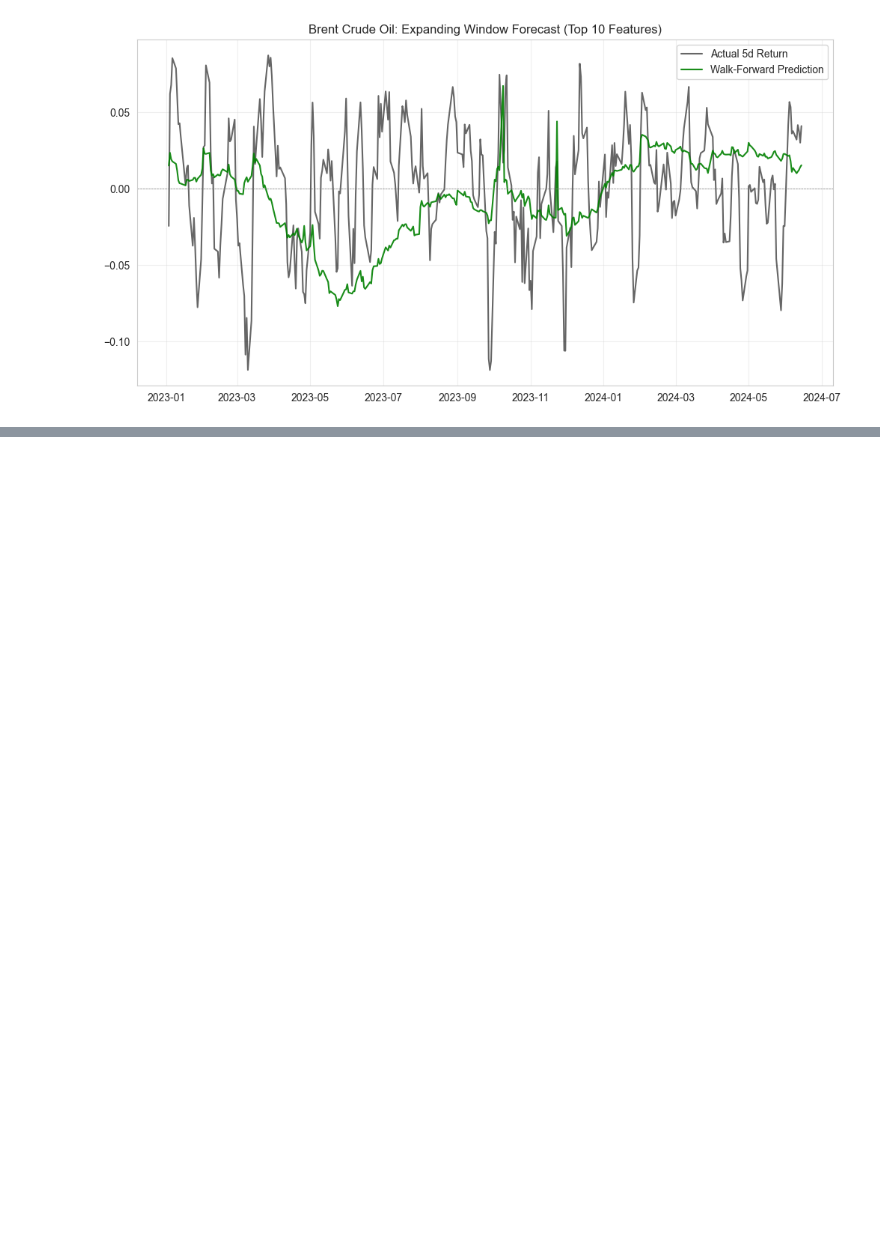
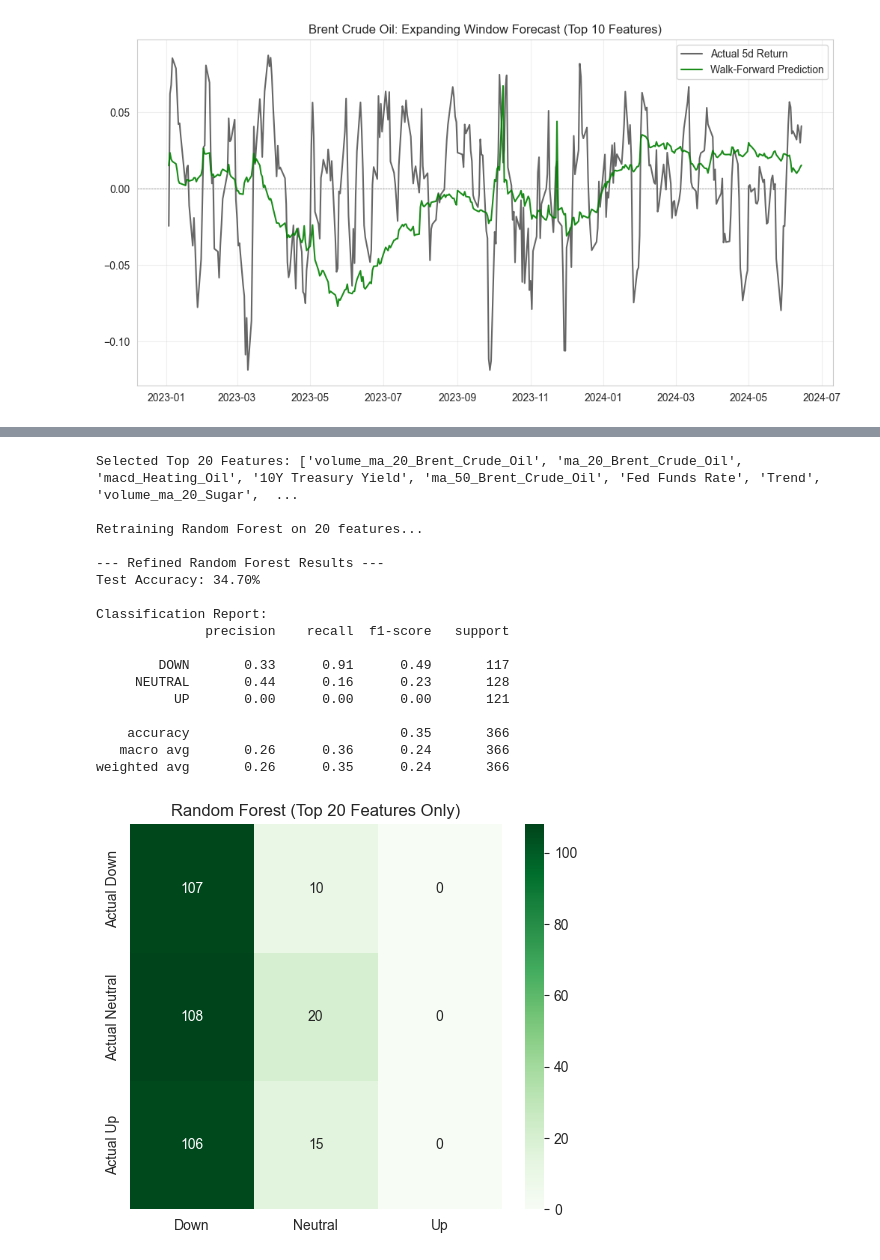
Before and after one commit to adbayre/Commodities-Price-Prediction, a Jupyter notebook: commodities_project.ipynb, the cells around one changed output, grey strips where cells are left out. Saved outputs shown, nothing was run; the diff lists cells and outputs as text; code cells hidden in the pictures; blank space fills up the shorter version.

```diff
--- a/commodities_project.ipynb
+++ b/commodities_project.ipynb
@@ -1234,0 +1514,72 @@ Test R²:   -0.32575
+# %%
+# 1. GET TOP FEATURES FROM XGBOOST
+# ------------------------------------------------
+# Get feature importance dict
+importance = xgb_model.get_booster().get_score(importance_type='gain')
+
+# Convert to DataFrame and sort
+imp_df = pd.DataFrame({
+    'Feature': list(importance.keys()),
+    'Importance': list(importance.values())
+})
+# Select Top 20
+top_20_features = imp_df.sort_values(by='Importance', ascending=False).head(20)['Feature'].tolist()
+
+print(f"Selected Top 20 Features: {top_20_features}")
+
+# 2. RETRAIN RANDOM FOREST (Sparse Data)
+# ------------------------------------------------
+# Subset data
+X_train_small = X_train[top_20_features]
+X_test_small = X_test[top_20_features]
+
+print(f"\nRetraining Random Forest on {len(top_20_features)} features...")
+
+rf_refined = RandomForestClassifier(
+    n_estimators=500,        # More trees to stabilize
+    max_depth=7,             # Slightly deeper since we have fewer features
+    min_samples_leaf=5,
+    random_state=42,
+    n_jobs=-1,
+    class_weight='balanced'
+)
+
+rf_refined.fit(X_train_small, y_train)
+
+# 3. EVALUATE
+# ------------------------------------------------
+y_pred_rf = rf_refined.predict(X_test_small)
+accuracy_rf = accuracy_score(y_test, y_pred_rf)
+
+print(f"\n--- Refined Random Forest Results ---")
+print(f"Test Accuracy: {accuracy_rf:.2%}")
+print("\nClassification Report:")
+print(classification_report(y_test, y_pred_rf, target_names=['DOWN', 'NEUTRAL', 'UP']))
+
+# Plot Confusion Matrix
+cm = confusion_matrix(y_test, y_pred_rf)
+plt.figure(figsize=(6, 5))
+sns.heatmap(cm, annot=True, fmt='d', cmap='Greens',
+            xticklabels=['Down', 'Neutral', 'Up'],
+            yticklabels=['Actual Down', 'Actual Neutral', 'Actual Up'])
+plt.title('Random Forest (Top 20 Features Only)')
+plt.show()
+# %% [output]
+Selected Top 20 Features: ['volume_ma_20_Brent_Crude_Oil', 'ma_20_Brent_Crude_Oil', 'macd_Heating_Oil', '10Y Treasury Yield', 'ma_50_Brent_Crude_Oil', 'Fed Funds Rate', 'Trend', 'volume_ma_20_Sugar',  ...
+
+Retraining Random Forest on 20 features...
+
+--- Refined Random Forest Results ---
+Test Accuracy: 34.70%
+
+Classification Report:
+              precision    recall  f1-score   support
+
+        DOWN       0.33      0.91      0.49       117
+     NEUTRAL       0.44      0.16      0.23       128
+          UP       0.00      0.00      0.00       121
+
+    accuracy                           0.35       366
+   macro avg       0.26      0.36      0.24       366
+weighted avg       0.26      0.35      0.24       366
+[figure, added]
```
Also changed, not shown: parts of 4 cells of this notebook.
